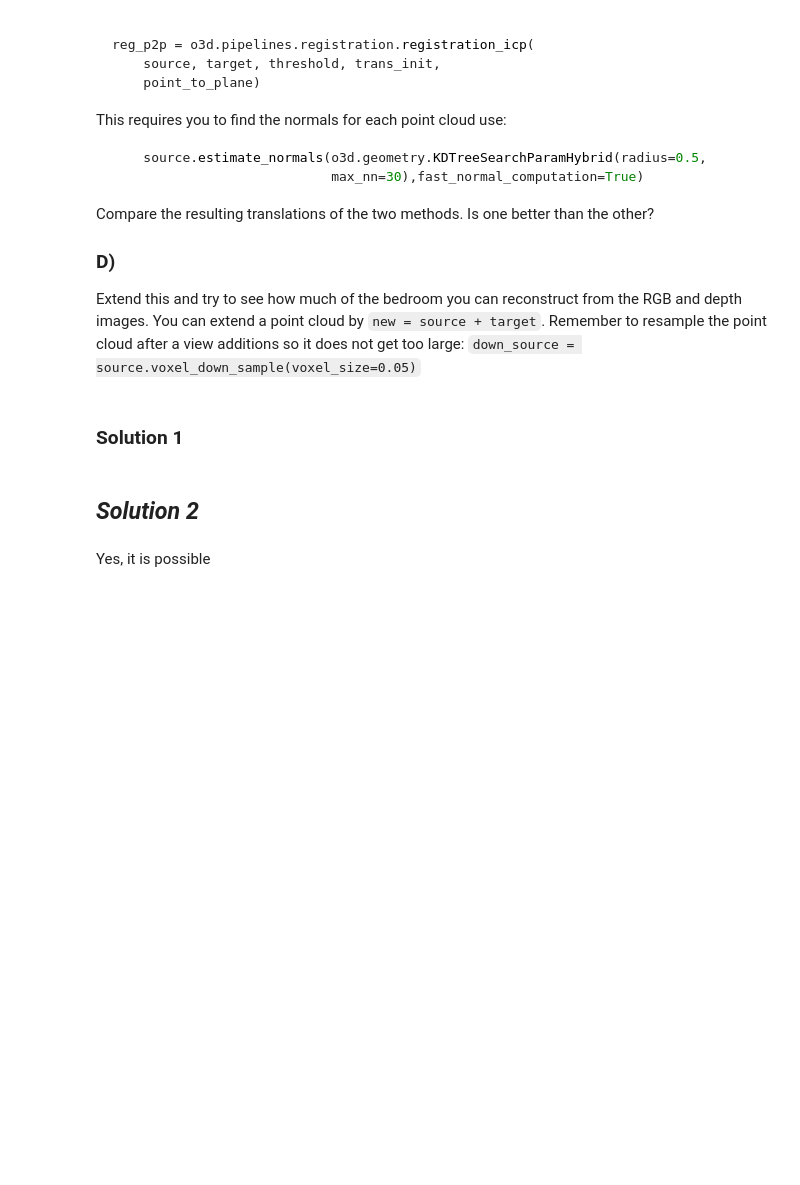
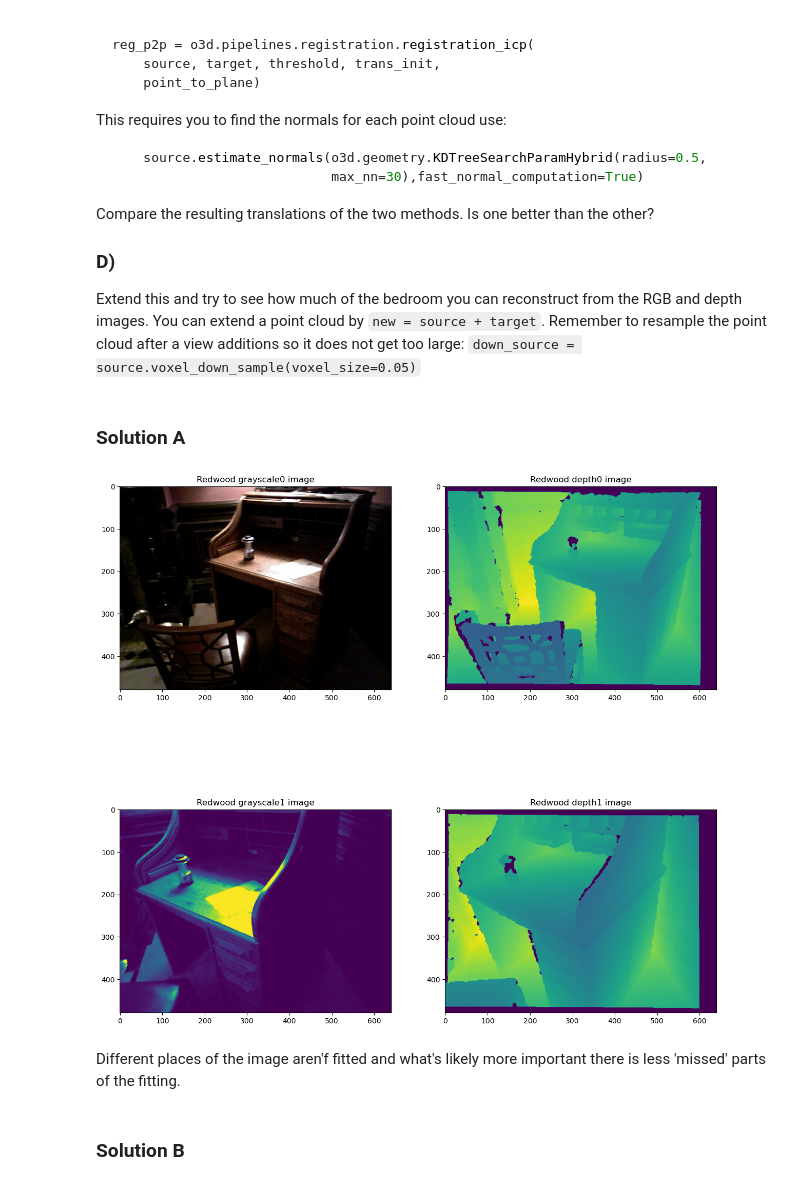
Before and after one commit to VadorInPython/34759_Perception_4_Autonomous_Systems, a Jupyter notebook: Exercises_week_5/Exercise2.ipynb, the cells around one changed output. Saved outputs shown, nothing was run; the diff lists cells and outputs as text; code cells hidden in the pictures; blank space fills up the shorter version.

```diff
--- a/Exercises_week_5/Exercise2.ipynb
+++ b/Exercises_week_5/Exercise2.ipynb
@@ -184,8 +184,47 @@ Compare the resulting translations of the two methods. Is one better than the ot
 Extend this and try to see how much of the bedroom you can reconstruct from the RGB and depth images.
 You can extend a point cloud by `new = source + target`. Remember to resample the point cloud after a view additions so it does not get too large: `down_source = source.voxel_down_sample(voxel_size=0.05)`
 # %% [markdown]
-### Solution 1
+### Solution A
+# %%
+color_raw0 = o3d.io.read_image("RGBD/color/000005.jpg")
+depth_raw0 = o3d.io.read_image("RGBD/depth/000005.png")
+
+color_raw1 = o3d.io.read_image("RGBD/color/000300.jpg")
+depth_raw1 = o3d.io.read_image("RGBD/depth/000300.png")
+# %%
+rgbd_image0 = o3d.geometry.RGBDImage.create_from_color_and_depth(
+    color_raw0,
+    depth_raw0,
+    #convert_rgb_to_intensity = True)
+    convert_rgb_to_intensity = False)
+
+rgbd_image1 = o3d.geometry.RGBDImage.create_from_color_and_depth(
+    color_raw1,
+    depth_raw1,
+    convert_rgb_to_intensity = True)
+
+#show images
+fig= plt.figure(figsize=(15,15))
+plt.subplot(221)
+plt.title('Redwood grayscale0 image')
+plt.imshow(rgbd_image0.color)
+
+plt.subplot(222)
+plt.title('Redwood depth0 image')
+plt.imshow(rgbd_image0.depth)
+
+plt.subplot(223)
+plt.title('Redwood grayscale1 image')
+plt.imshow(rgbd_image1.color)
+
+plt.subplot(224)
+plt.title('Redwood depth1 image')
+plt.imshow(rgbd_image1.depth)
+
+plt.show()
+# %% [output]
+[figure, added]
+# %% [markdown]
+Different places of the image aren'f fitted and what's likely more important there is less 'missed' parts of the fitting.
 # %% [markdown]
-## *Solution 2*
+### Solution B
-# %% [markdown]
-Yes, it is possible
```
Also changed, not shown: parts of 9 cells of this notebook.
